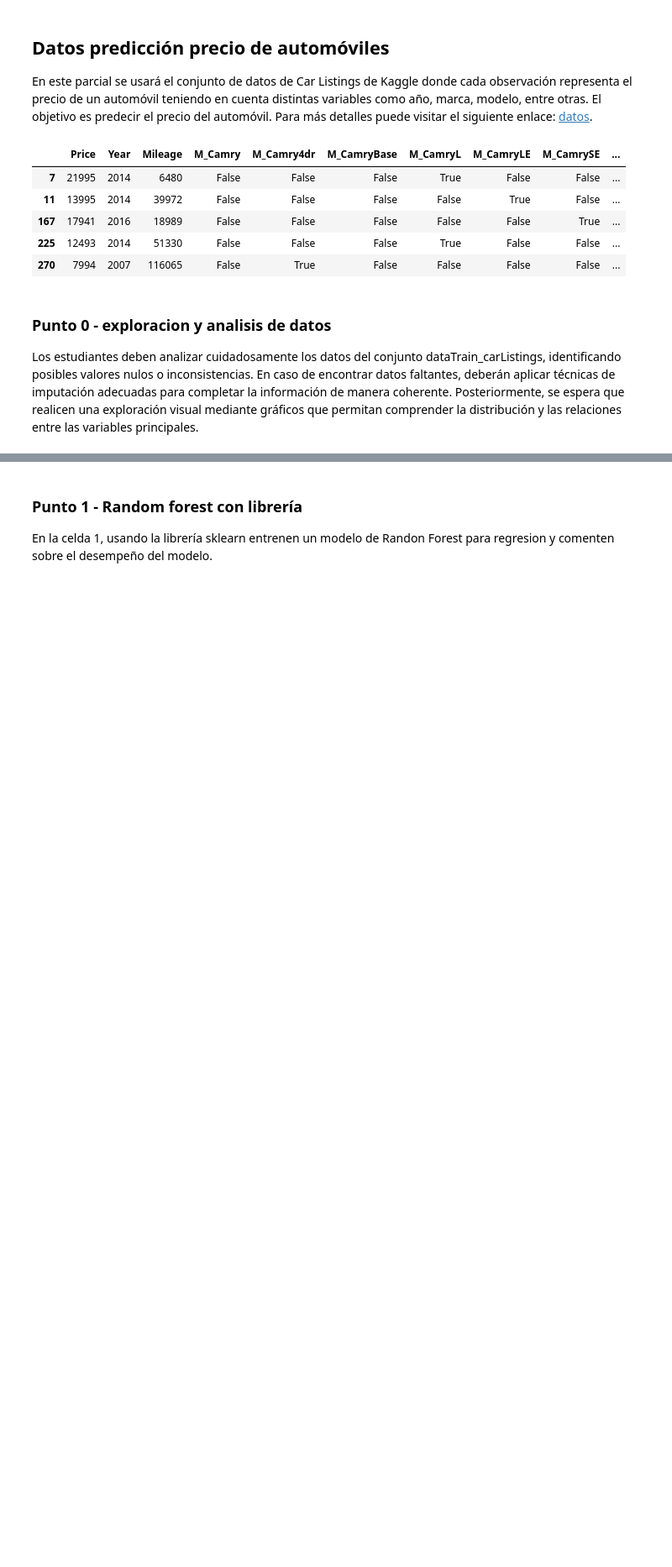
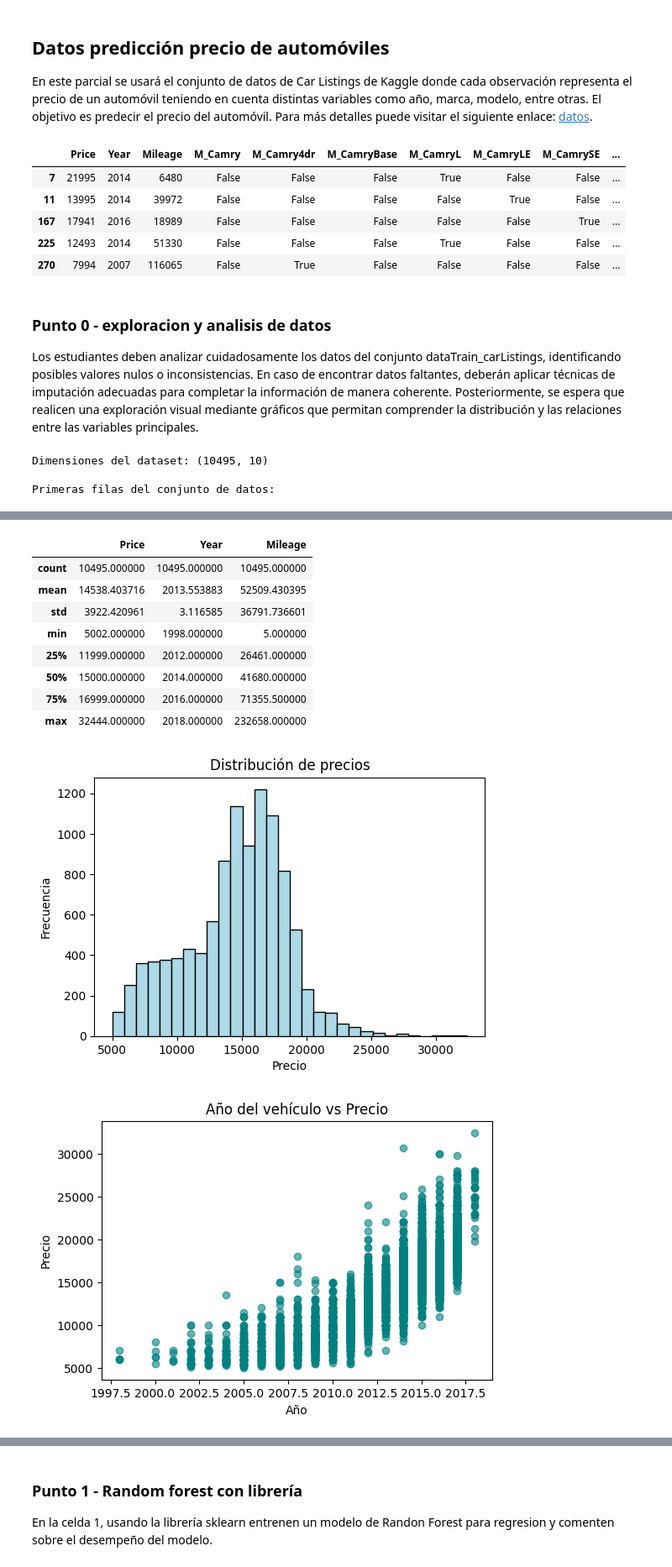
Before and after one commit to David5325/Electiva-profesional---3, a Jupyter notebook: Semana 7/Parcial final.ipynb, the cells around one changed output, grey strips where cells are left out. Shown at 84% size. Saved outputs shown, nothing was run; the diff lists cells and outputs as text; code cells hidden in the pictures; blank space fills up the shorter version.

```diff
--- a/Semana 7/Parcial final.ipynb
+++ b/Semana 7/Parcial final.ipynb
@@ -55,0 +54,59 @@ Los estudiantes deben analizar cuidadosamente los datos del conjunto dataTrain_c
+# %%
+import warnings
+warnings.filterwarnings('ignore')
+
+import pandas as pd
+import numpy as np
+import matplotlib.pyplot as plt
+
+data = pd.read_csv('https://raw.githubusercontent.com/albahnsen/MIAD_ML_and_NLP/main/datasets/dataTrain_carListings.zip')
+data = data.loc[data['Model'].str.contains('Camry')].drop(['Make', 'State'], axis=1)
+data = data.join(pd.get_dummies(data['Model'], prefix='M'))
+data = data.drop(['Model'], axis=1)
+
+print("Dimensiones del dataset:", data.shape)
+print("\nPrimeras filas del conjunto de datos:")
+display(data.head())
+
+print("\nValores nulos por columna:")
+print(data.isnull().sum())
+
+if data.isnull().any().any():
+    data = data.fillna(data.median(numeric_only=True))
+    print("\nValores nulos imputados con la mediana.")
+else:
+    print("\nNo hay valores nulos en el conjunto de datos.")
+
+print("\nResumen estadístico de las variables numéricas:")
+display(data.describe())
+
+plt.figure(figsize=(6,4))
+plt.hist(data['Price'], bins=30, color='lightblue', edgecolor='black')
+plt.title('Distribución de precios')
+plt.xlabel('Precio')
+plt.ylabel('Frecuencia')
+plt.show()
+
+plt.figure(figsize=(6,4))
+plt.scatter(data['Year'], data['Price'], alpha=0.6, color='teal')
+plt.title('Año del vehículo vs Precio')
+plt.xlabel('Año')
+plt.ylabel('Precio')
+plt.show()
+
+plt.figure(figsize=(6,4))
+plt.scatter(data['Mileage'], data['Price'], alpha=0.6, color='orange')
+plt.title('Kilometraje vs Precio')
+plt.xlabel('Kilometraje')
+plt.ylabel('Precio')
+plt.show()
+
+plt.figure(figsize=(8,5))
+plt.imshow(data.corr(numeric_only=True), cmap='coolwarm', interpolation='nearest')
+plt.title('Matriz de correlación')
+plt.colorbar(label='Coeficiente')
+plt.show()
+# %% [output]
+Dimensiones del dataset: (10495, 10)
+
+Primeras filas del conjunto de datos:
@@ -55,0 +135,11 @@ Los estudiantes deben analizar cuidadosamente los datos del conjunto dataTrain_c
+|  | Price | Year | Mileage |
+| count | 10495.000000 | 10495.000000 | 10495.000000 |
+| mean | 14538.403716 | 2013.553883 | 52509.430395 |
+| std | 3922.420961 | 3.116585 | 36791.736601 |
+| min | 5002.000000 | 1998.000000 | 5.000000 |
+| 25% | 11999.000000 | 2012.000000 | 26461.000000 |
+| 50% | 15000.000000 | 2014.000000 | 41680.000000 |
+| 75% | 16999.000000 | 2016.000000 | 71355.500000 |
+| max | 32444.000000 | 2018.000000 | 232658.000000 |
+[figure, added]
+[figure, added]
```
Also changed, not shown: parts of 12 cells of this notebook.
